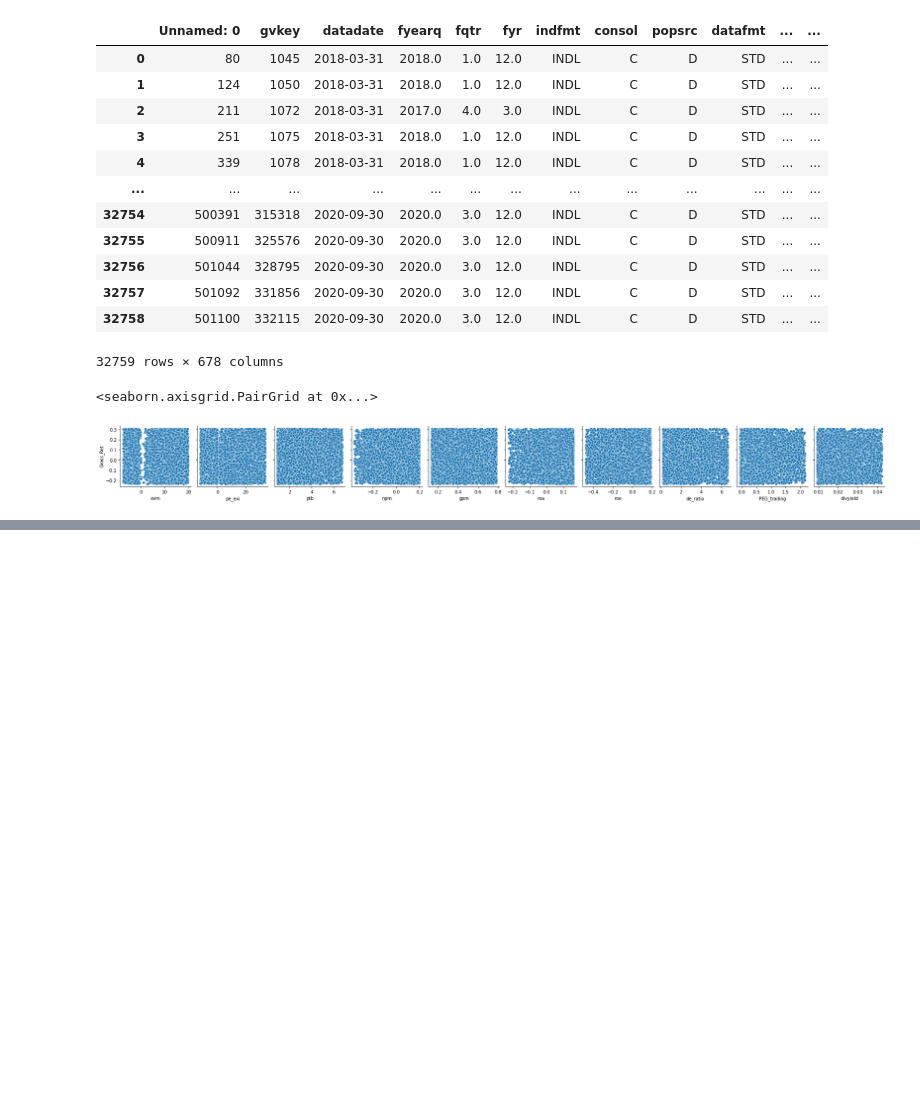
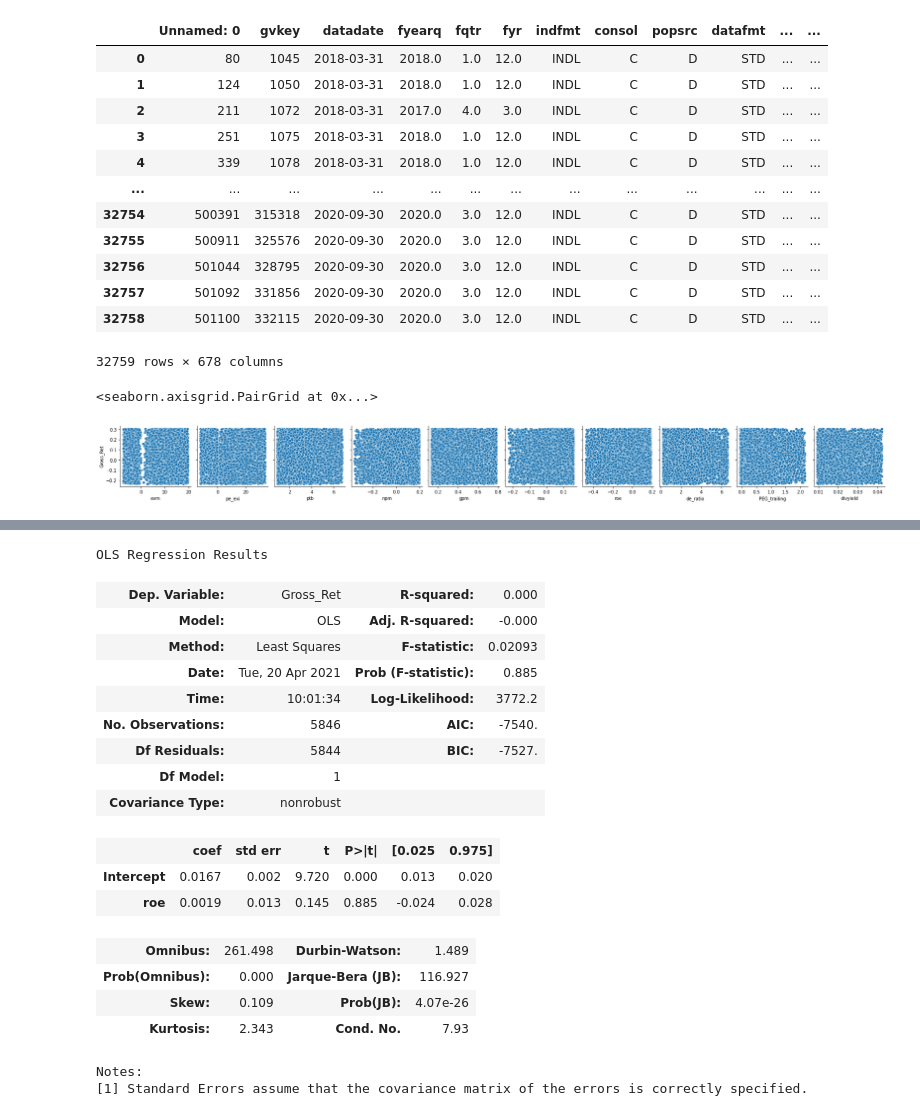
Before and after one commit to jordanweintraub914/GBUS-424-Project-, a Jupyter notebook: cleaned.ipynb, the cells around one changed output, grey strips where cells are left out. Cells and saved outputs as stored; diff of their text form; code cells hidden in the pictures; blank space fills up the shorter version.

```diff
--- a/cleaned.ipynb
+++ b/cleaned.ipynb
@@ -618,6 +629,28 @@ Notes:
 [1] Standard Errors assume that the covariance matrix of the errors is correctly specified.
 [2] The condition number is large, 2.87e+03. This might indicate that there are
 strong multicollinearity or other numerical problems.
+# %%
+sm_ols('Gross_Ret ~ roe',data=dat_filter_2018).fit().summary()
+# %% [output]
+OLS Regression Results
+| Dep. Variable: | Gross_Ret | R-squared: | 0.000 |
+| Model: | OLS | Adj. R-squared: | -0.000 |
+| Method: | Least Squares | F-statistic: | 0.02093 |
+| Date: | Tue, 20 Apr 2021 | Prob (F-statistic): | 0.885 |
+| Time: | 10:01:34 | Log-Likelihood: | 3772.2 |
+| No. Observations: | 5846 | AIC: | -7540. |
+| Df Residuals: | 5844 | BIC: | -7527. |
+| Df Model: | 1 |  |  |
+| Covariance Type: | nonrobust |  |  |
+|  | coef | std err | t | P>|t| | [0.025 | 0.975] |
+| Intercept | 0.0167 | 0.002 | 9.720 | 0.000 | 0.013 | 0.020 |
+| roe | 0.0019 | 0.013 | 0.145 | 0.885 | -0.024 | 0.028 |
+| Omnibus: | 261.498 | Durbin-Watson: | 1.489 |
+| Prob(Omnibus): | 0.000 | Jarque-Bera (JB): | 116.927 |
+| Skew: | 0.109 | Prob(JB): | 4.07e-26 |
+| Kurtosis: | 2.343 | Cond. No. | 7.93 |
+Notes:
+[1] Standard Errors assume that the covariance matrix of the errors is correctly specified.
 # %%
 dat_filter_2019 = dat_filter[dat_filter['fyearq'] == 2019.0]
 sm_ols('Gross_Ret ~ evm + pe_exi + npm + gpm + roa + roe + de_ratio + ptb + PEG_trailing + divyield',data=dat_filter_2019).fit().summary()
```
Also changed, not shown: parts of 14 cells of this notebook.
